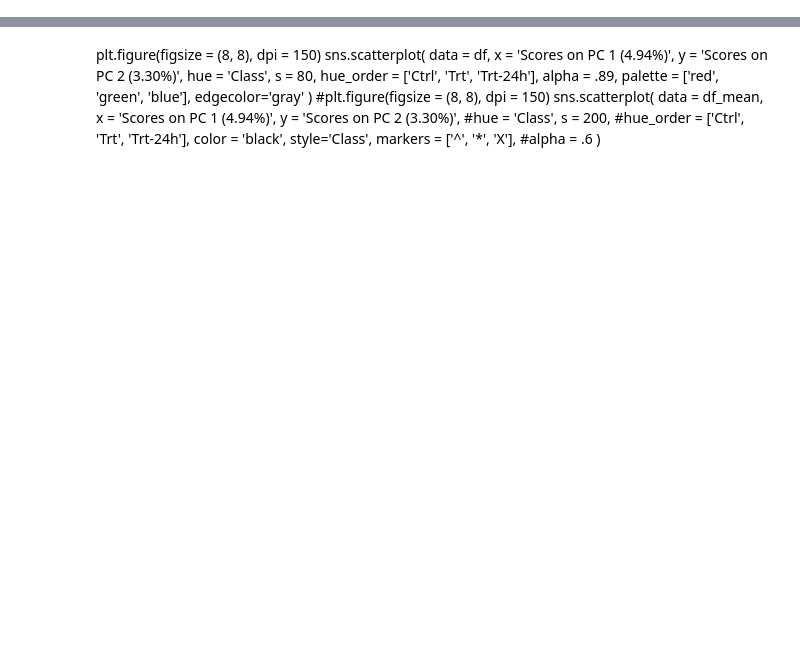
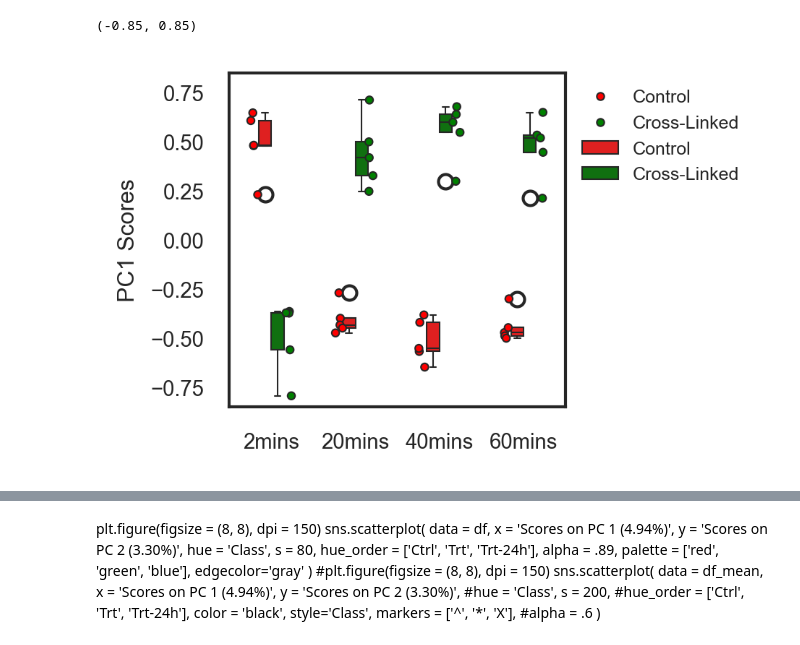
Before and after one commit to bunmiadejimi/Raman_Collagen, a Jupyter notebook: pca_plots_ellipse.ipynb, the cells around one changed output, grey strips where cells are left out. Cells and saved outputs as stored; diff of their text form; code cells hidden in the pictures; blank space fills up the shorter version.

```diff
--- a/pca_plots_ellipse.ipynb
+++ b/pca_plots_ellipse.ipynb
@@ -41,0 +54,34 @@ df_mean
+# %%
+plt.figure(figsize = (2, 2), dpi = 300)
+d_mean = df_mean[df_mean['trt_time'].isin(['2mins', '20mins', '40mins', '60mins'])]
+sns.set_theme(context = 'paper', font_scale = .8, style = 'white', rc={"patch.linewidth": 1.0})
+sns.stripplot(
+    x = 'trt_time',
+    y = 'Scores on PC 1 (7.47%)',
+    data = d_mean,
+    hue = 'Class1',
+    linewidth = .5,
+    edgecolor='auto',
+    palette = ['red', 'green'],
+    dodge = .5,
+    order = ['2mins', '20mins', '40mins', '60mins'],
+    size = 2.5
+)
+sns.boxplot(
+     x = 'trt_time',
+    y = 'Scores on PC 1 (7.47%)',
+    data = d_mean,
+    hue = 'Class1',
+    palette = ['red', 'green'],
+    order = ['2mins', '20mins', '40mins', '60mins'],
+    width =.3,
+    linewidth=.5,
+    dodge = .5
+)
+plt.xlabel(''),
+plt.ylabel('PC1 Scores')
+plt.legend(bbox_to_anchor = (1,1), fontsize = 6, frameon = False)
+plt.ylim(-.85, .85)
+# %% [output]
+(-0.85, 0.85)
+[figure, added]
```
Also changed, not shown: parts of 5 cells of this notebook.
